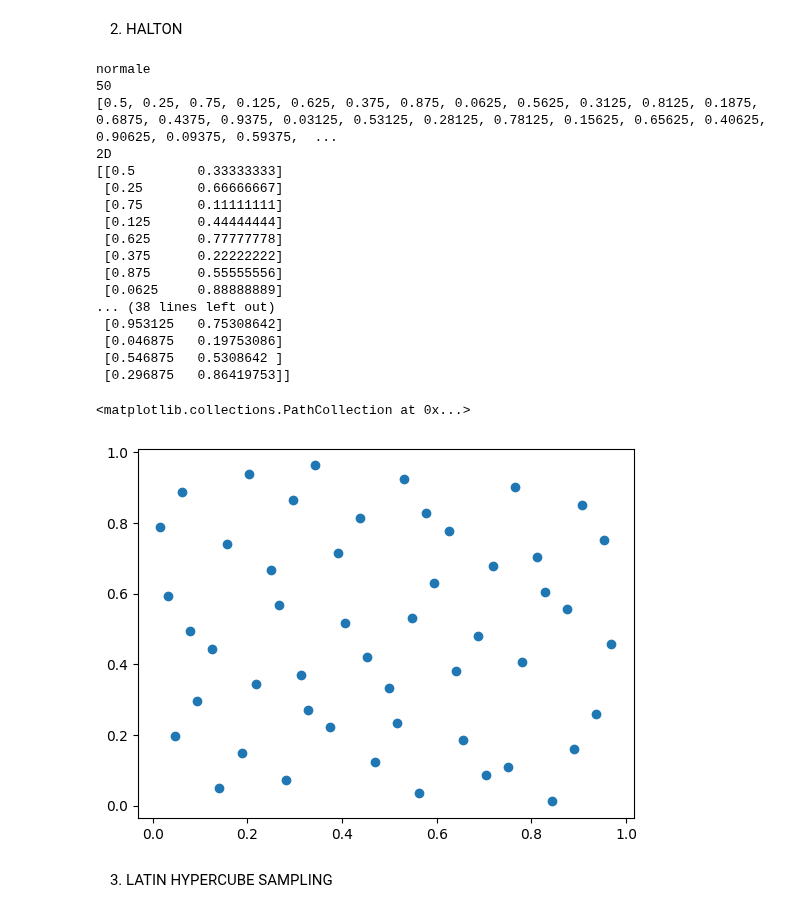
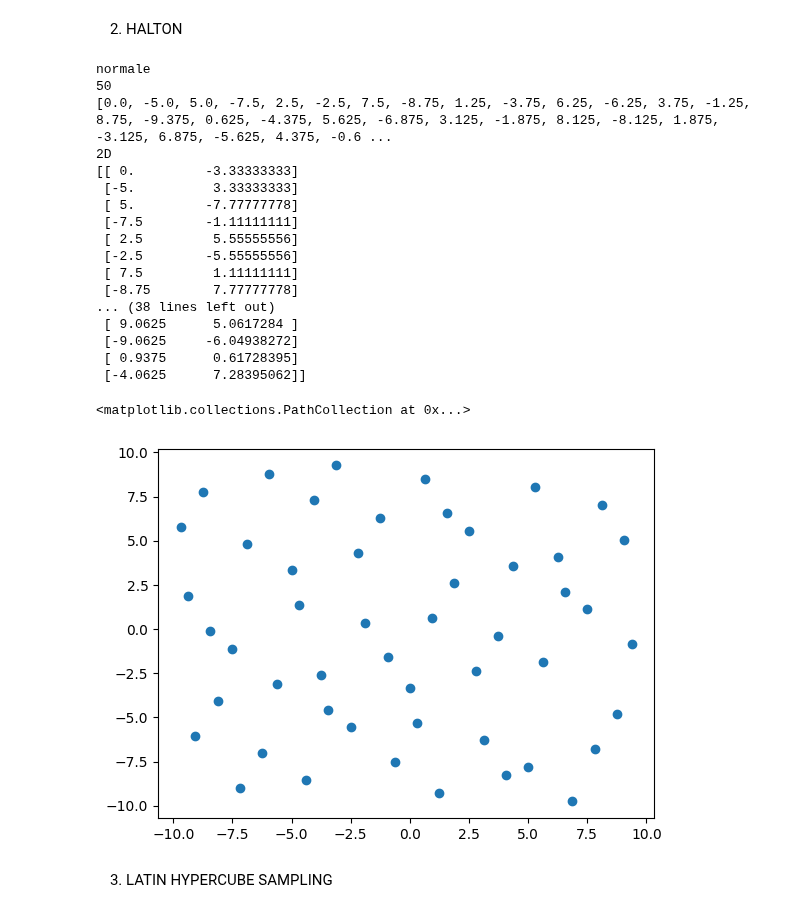
Before and after one commit to CarlottaGiacchetta/lab_optimizationTechniques, a Jupyter notebook: lab9/optimtech_lab9.ipynb, the cells around one changed output. Cells and saved outputs as stored; diff of their text form; code cells hidden in the pictures.

```diff
--- a/lab9/optimtech_lab9.ipynb
+++ b/lab9/optimtech_lab9.ipynb
@@ -334,7 +343,7 @@ def random_generator_2d(random, args):
 
     return np.asarray(list(zip(seq1, seq2)))
 # %%
-def Halton_generator(random, args, b):
+def Halton_generator(random, args):
 
     def generate_Halton(b):
         n, d = 0, 1
@@ -348,9 +357,9 @@ def Halton_generator(random, args, b):
                 while x <= y:
                     y = y // b
                 n = (b + 1) * y - x
-            yield n /d
+            yield args['pop_init_range'][0] + (n / d) * (args['pop_init_range'][1] - args['pop_init_range'][0])
 
-
+    b = args['base']
     halton_sequence = generate_Halton(b)
     pop_init = []
     for i in range(args['pop_size']):
@@ -360,8 +369,10 @@ def Halton_generator(random, args, b):
 
 
 def Halton_generator_2d(random, args):
-    seq1 = Halton_generator(random, args, b = 2)
-    seq2 = Halton_generator(random, args, b = 3)
+    args['base'] = 2
+    seq1 = Halton_generator(random, args)
+    args['base'] = 3
+    seq2 = Halton_generator(random, args)
 
     return np.asarray(list(zip(seq1, seq2)))
 # %%
@@ -436,39 +450,41 @@ plt.scatter(x,y)
 # %%
 args = {}
 args["pop_size"] = 50
+args['base'] = 2
+args['pop_init_range'] = (-10, 10)
 
-pop_init = Halton_generator(NumpyRandomWrapper(seed=1), args, b = 2)
+pop_init = Halton_generator(NumpyRandomWrapper(seed=1), args)
 print('normale')
 print(len(pop_init))
 print(pop_init)
 
 
 pop_init_2D = Halton_generator_2d(NumpyRandomWrapper(seed=1), args)
 print('2D')
 print(pop_init_2D)
 x = pop_init_2D[:, 0]
 y = pop_init_2D[:, 1]
 plt.scatter(x,y)
 # %% [output]
 normale
 50
-[0.5, 0.25, 0.75, 0.125, 0.625, 0.375, 0.875, 0.0625, 0.5625, 0.3125, 0.8125, 0.1875, 0.6875, 0.4375, 0.9375, 0.03125, 0.53125, 0.28125, 0.78125, 0.15625, 0.65625, 0.40625, 0.90625, 0.09375, 0.59375,  ...
+[0.0, -5.0, 5.0, -7.5, 2.5, -2.5, 7.5, -8.75, 1.25, -3.75, 6.25, -6.25, 3.75, -1.25, 8.75, -9.375, 0.625, -4.375, 5.625, -6.875, 3.125, -1.875, 8.125, -8.125, 1.875, -3.125, 6.875, -5.625, 4.375, -0.6 ...
 2D
-[[0.5        0.33333333]
- [0.25       0.66666667]
- [0.75       0.11111111]
- [0.125      0.44444444]
- [0.625      0.77777778]
- [0.375      0.22222222]
- [0.875      0.55555556]
- [0.0625     0.88888889]
+[[ 0.         -3.33333333]
+ [-5.          3.33333333]
+ [ 5.         -7.77777778]
+ [-7.5        -1.11111111]
+ [ 2.5         5.55555556]
+ [-2.5        -5.55555556]
+ [ 7.5         1.11111111]
+ [-8.75        7.77777778]
 ... (38 lines left out)
- [0.953125   0.75308642]
- [0.046875   0.19753086]
- [0.546875   0.5308642 ]
- [0.296875   0.86419753]]
+ [ 9.0625      5.0617284 ]
+ [-9.0625     -6.04938272]
+ [ 0.9375      0.61728395]
+ [-4.0625      7.28395062]]
 <matplotlib.collections.PathCollection at 0x...>
-[figure, old version]
+[figure, new version]
 # %% [markdown]
 3. LATIN HYPERCUBE SAMPLING
 # %%
```
Also changed, not shown: parts of 6 cells of this notebook.
